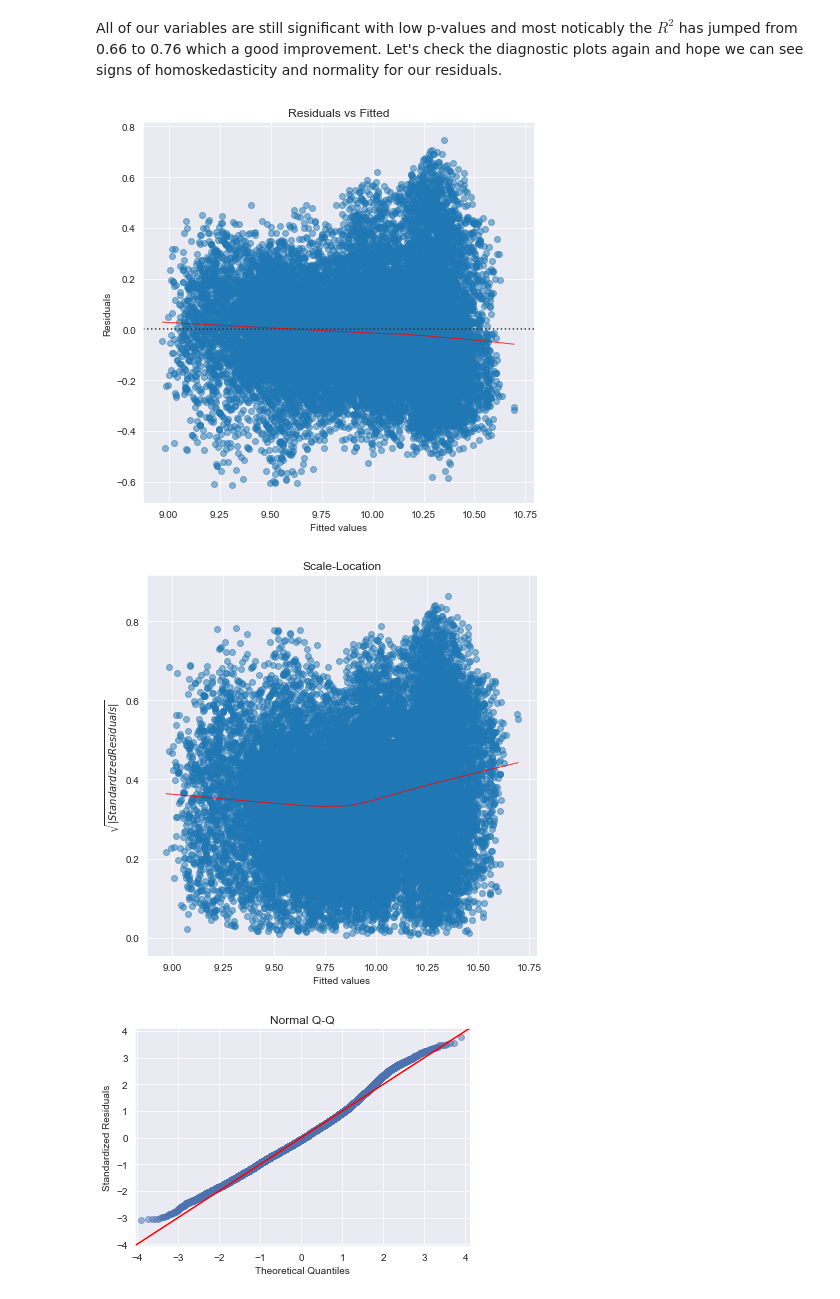
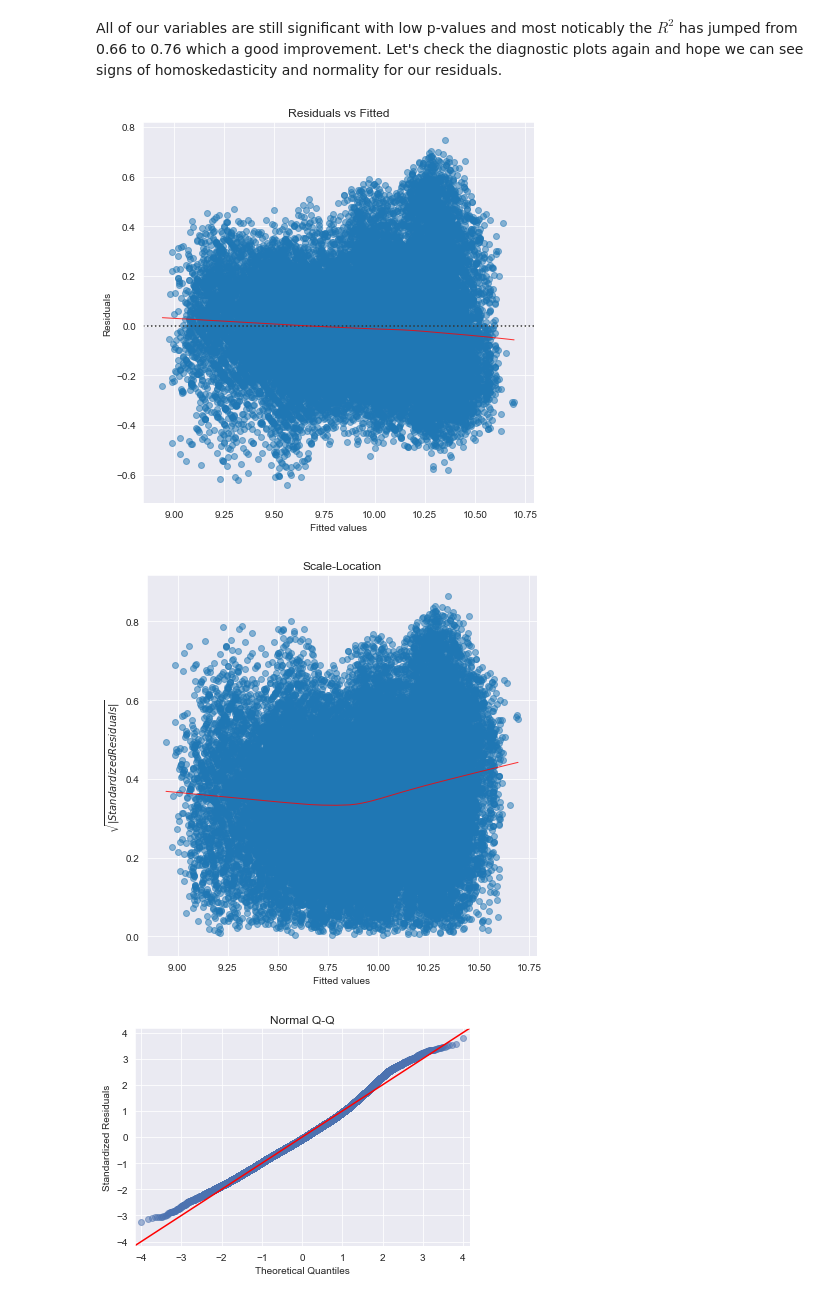
Before and after one commit to Akashjalil22/Predicting-used-car-price, a Jupyter notebook: Used car prices.ipynb, the cells around one changed output. Cells and saved outputs as stored; diff of their text form; code cells hidden in the pictures.

```diff
--- a/Used car prices.ipynb
+++ b/Used car prices.ipynb
@@ -398,16 +398,17 @@ Highest VIF is 15.15757182104586 for engineSize
 # %%
 # new_X is basically our X dataframe with all explanatory variables but with high VIF variables removed
 new_X = X[vif_2['Features'].values]
-from sklearn.model_selection import train_test_split
-X_train, X_test, y_train, y_test = train_test_split(new_X, Y, test_size = 0.33, random_state = 1)
+#from sklearn.model_selection import train_test_split
+#X_train, X_test, y_train, y_test = train_test_split(new_X, Y, test_size = 0.33, random_state = 1)
 # %% [markdown]
 Now we'll build the first OLS linear regression model and evaluate the p-values for each variable as well as do some diagnostic plots to test the assumptions listed at the start.
 # %%
 import statsmodels.api as sm
 # For our constant (C) variable in Y = C + m_1x_1 + ... + m_nx_n we add a column full of 1s at the start
-X_train.insert(0,'const',1)
+#X_train.insert(0,'const',1)
+new_X.insert(0,'const',1)
 # Train our OLS model with our training set
-model = sm.OLS(y_train,X_train).fit()
+model = sm.OLS(Y,new_X).fit()
 model.summary()
 # %% [output]
 OLS Regression Results
@@ -573,9 +574,9 @@ def RemoveCookOutliers(model, X_train, y_train):
 
     return X_train, y_train
 
-X_train_wo_outliers, y_train_wo_outliers = RemoveCookOutliers(model, X_train, y_train)
+X_wo_outliers, y_wo_outliers = RemoveCookOutliers(model, new_X, Y)
 # %%
-model_wo_outliers = sm.OLS(y_train_wo_outliers, X_train_wo_outliers).fit()
+model_wo_outliers = sm.OLS(y_wo_outliers, X_wo_outliers).fit()
 model_wo_outliers.summary()
 # %% [output]
 OLS Regression Results
@@ -614,11 +615,11 @@ strong multicollinearity or other numerical problems.
 All of our variables are still significant with low p-values and most noticably the $R^2$ has jumped from 0.66 to 0.76 which a good improvement. Let's check the diagnostic plots again and hope we can see signs of homoskedasticity and normality for our residuals.
 # %%
 # Diagnostic plots
-ResidualPlot(model_wo_outliers, y_train_wo_outliers)
+ResidualPlot(model_wo_outliers, y_wo_outliers)
 ScaleLocationPlot(model_wo_outliers)
 QQPlot(model_wo_outliers)
-CooksDistancePlot(model_wo_outliers, X_train_wo_outliers)
+CooksDistancePlot(model_wo_outliers, X_wo_outliers)
 # %% [output]
-[figure, old version]
+[figure, new version]
-[figure, old version]
+[figure, new version]
-[figure, old version]
+[figure, new version]
```
Also changed, not shown: parts of 28 cells of this notebook.
